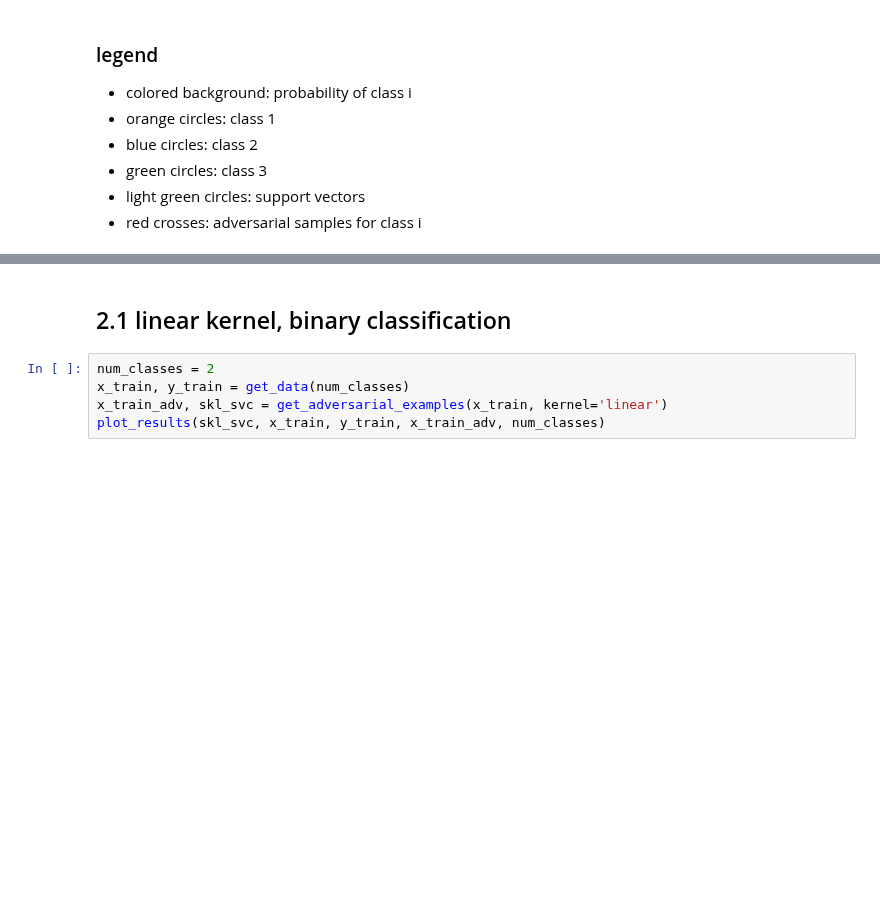
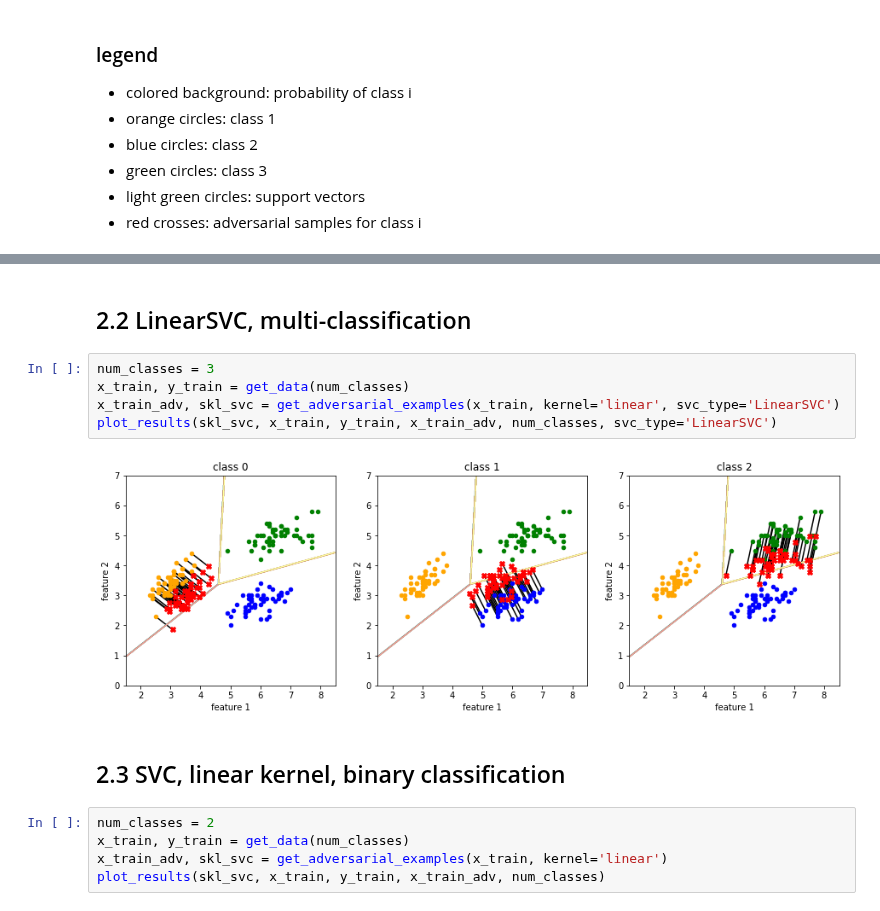
Before and after one commit to Trusted-AI/adversarial-robustness-toolbox, a Jupyter notebook: notebooks/sklearn_svm_svc.ipynb, the cells around one changed output, grey strips where cells are left out. Cells and saved outputs as stored; diff of their text form; blank space fills up the shorter version.

```diff
--- a/notebooks/sklearn_svm_svc.ipynb
+++ b/notebooks/sklearn_svm_svc.ipynb
@@ -108,5 +121,14 @@ def plot_results(skl_svc, x_train, y_train, x_train_adv, num_classes):
+# %% [markdown]
+## 2.2 LinearSVC, multi-classification
+# %%
+num_classes = 3
+x_train, y_train = get_data(num_classes)
+x_train_adv, skl_svc = get_adversarial_examples(x_train, kernel='linear', svc_type='LinearSVC')
+plot_results(skl_svc, x_train, y_train, x_train_adv, num_classes, svc_type='LinearSVC')
+# %% [output]
+[figure, added]
 # %% [markdown]
-## 2.1 linear kernel, binary classification
+## 2.3 SVC, linear kernel, binary classification
 # %%
 num_classes = 2
 x_train, y_train = get_data(num_classes)
```
Also changed, not shown: parts of 12 cells of this notebook, 1 other file.
